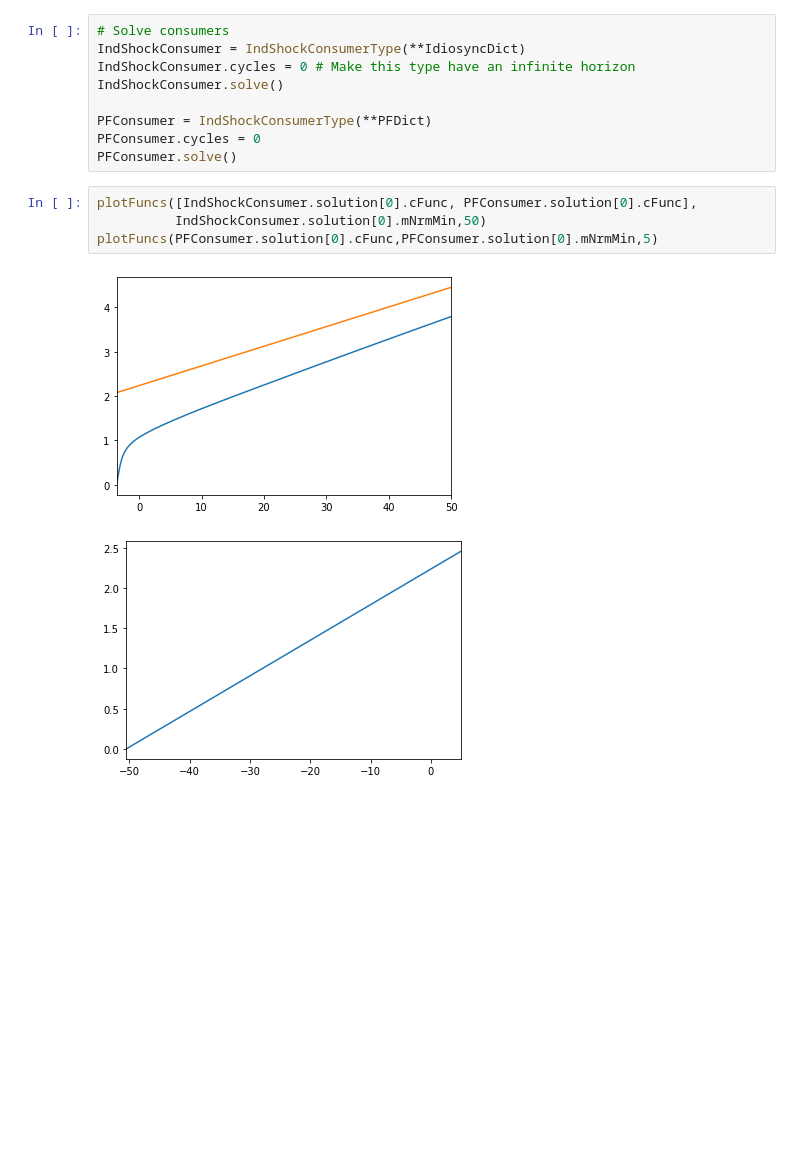
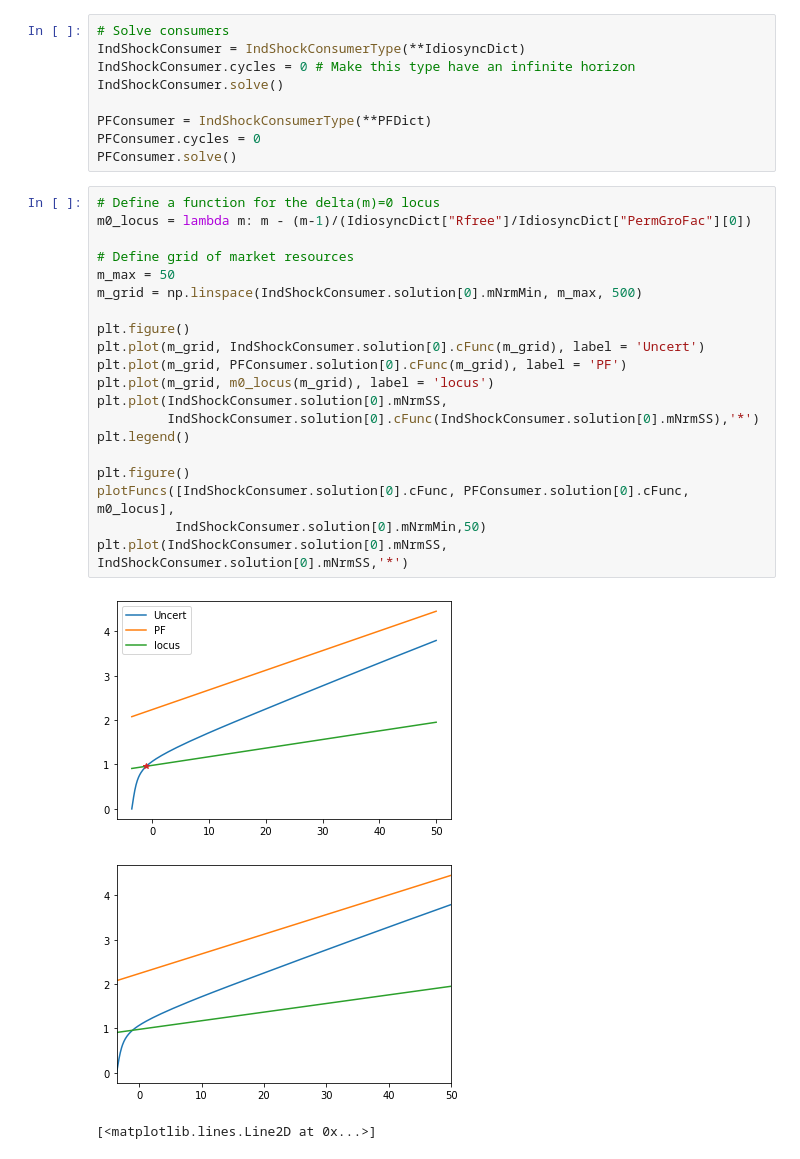
Before and after one commit to llorracc/Jupyter, a Jupyter notebook: notebooks/Palgrave-Buffer-Stock.ipynb, the cells around one changed output. Cells and saved outputs as stored; diff of their text form; blank space fills up the shorter version.

```diff
--- a/notebooks/Palgrave-Buffer-Stock.ipynb
+++ b/notebooks/Palgrave-Buffer-Stock.ipynb
@@ -69,10 +69,27 @@ IndShockConsumer.solve()
 PFConsumer = IndShockConsumerType(**PFDict)
 PFConsumer.cycles = 0
 PFConsumer.solve()
-# %%
-plotFuncs([IndShockConsumer.solution[0].cFunc, PFConsumer.solution[0].cFunc],
-          IndShockConsumer.solution[0].mNrmMin,50)
-plotFuncs(PFConsumer.solution[0].cFunc,PFConsumer.solution[0].mNrmMin,5)
-# %% [output]
-[figure, removed]
-[figure, removed]
+# %%
+# Define a function for the delta(m)=0 locus
+m0_locus = lambda m: m - (m-1)/(IdiosyncDict["Rfree"]/IdiosyncDict["PermGroFac"][0])
+
+# Define grid of market resources
+m_max = 50
+m_grid = np.linspace(IndShockConsumer.solution[0].mNrmMin, m_max, 500)
+
+plt.figure()
+plt.plot(m_grid, IndShockConsumer.solution[0].cFunc(m_grid), label = 'Uncert')
+plt.plot(m_grid, PFConsumer.solution[0].cFunc(m_grid), label = 'PF')
+plt.plot(m_grid, m0_locus(m_grid), label = 'locus')
+plt.plot(IndShockConsumer.solution[0].mNrmSS,
+         IndShockConsumer.solution[0].cFunc(IndShockConsumer.solution[0].mNrmSS),'*')
+plt.legend()
+
+plt.figure()
+plotFuncs([IndShockConsumer.solution[0].cFunc, PFConsumer.solution[0].cFunc, m0_locus],
+          IndShockConsumer.solution[0].mNrmMin,50)
+plt.plot(IndShockConsumer.solution[0].mNrmSS, IndShockConsumer.solution[0].mNrmSS,'*')
+# %% [output]
+[figure, added]
+[figure, added]
+[<matplotlib.lines.Line2D at 0x...>]
```
Also changed, not shown: parts of 2 cells of this notebook, 1 other file.
